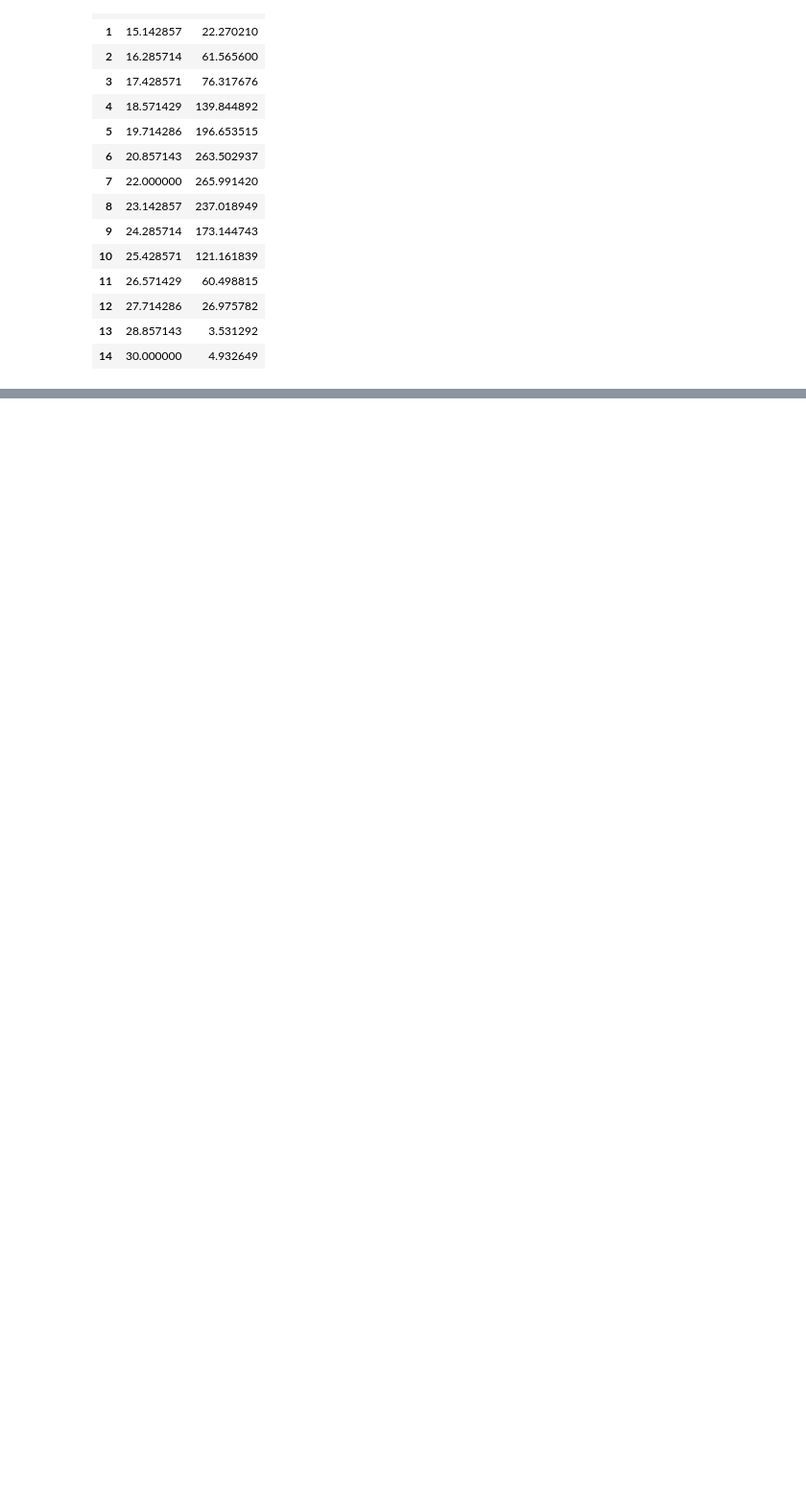
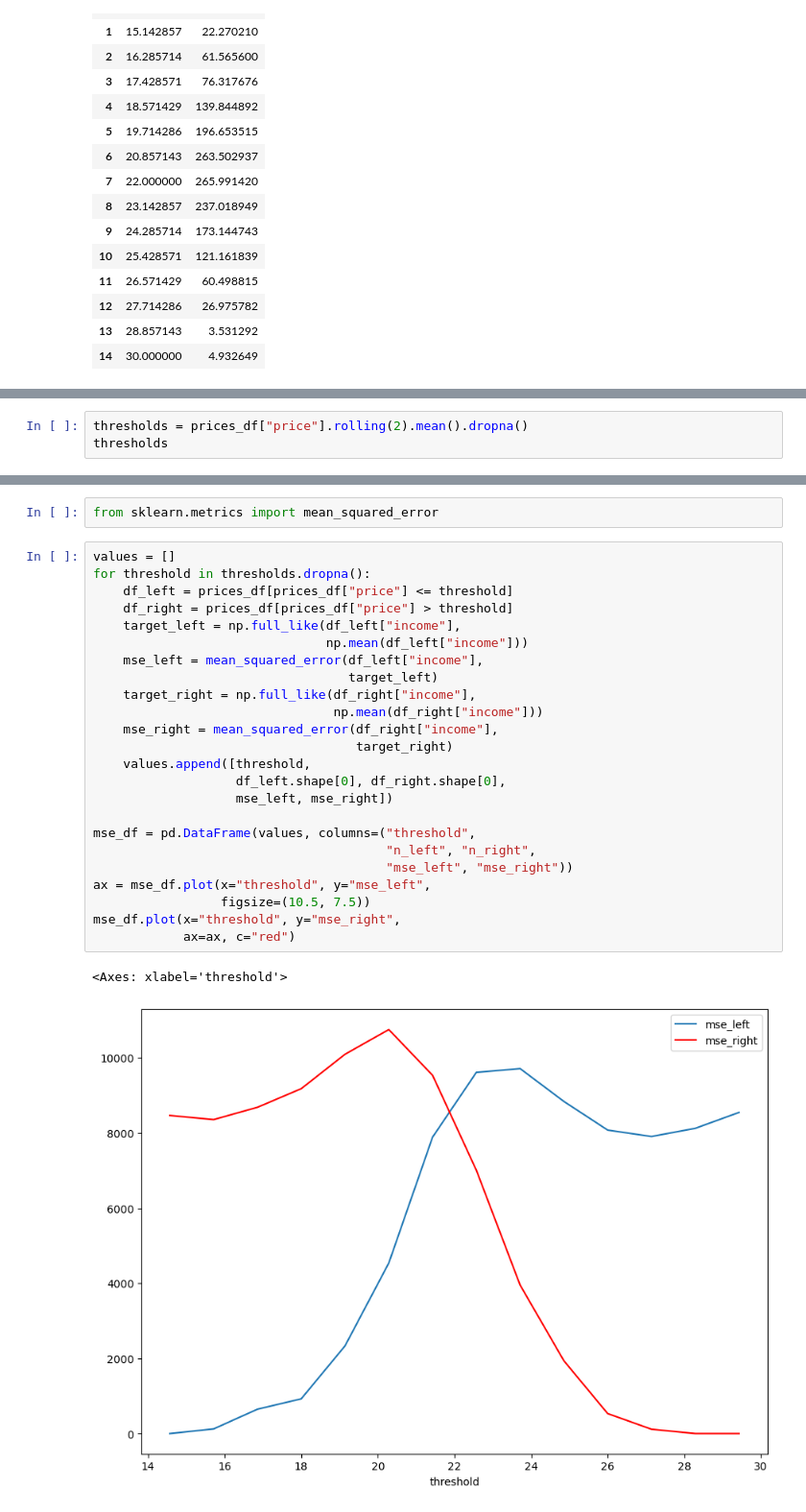
Before and after one commit to AverageGHenjoyer/drzewa-decyzyjne-i-lasy-losowe, a Jupyter notebook: rozdzial_3_drzewa_w_regresji/3_3_mse_impurity.ipynb, the cells around one changed output, grey strips where cells are left out. Shown: that part at 96% size. Drawn from its saved outputs; the diff is of its cells as text; blank space fills up the shorter version.

```diff
--- a/rozdzial_3_drzewa_w_regresji/3_3_mse_impurity.ipynb
+++ b/rozdzial_3_drzewa_w_regresji/3_3_mse_impurity.ipynb
@@ -56,0 +62,3 @@ prices_df
+# %%
+thresholds = prices_df["price"].rolling(2).mean().dropna()
+thresholds
@@ -56,0 +81,29 @@ prices_df
+# %%
+from sklearn.metrics import mean_squared_error
+# %%
+values = []
+for threshold in thresholds.dropna():
+    df_left = prices_df[prices_df["price"] <= threshold]
+    df_right = prices_df[prices_df["price"] > threshold]
+    target_left = np.full_like(df_left["income"],
+                               np.mean(df_left["income"]))
+    mse_left = mean_squared_error(df_left["income"],
+                                  target_left)
+    target_right = np.full_like(df_right["income"],
+                                np.mean(df_right["income"]))
+    mse_right = mean_squared_error(df_right["income"],
+                                   target_right)
+    values.append([threshold,
+                   df_left.shape[0], df_right.shape[0],
+                   mse_left, mse_right])
+
+mse_df = pd.DataFrame(values, columns=("threshold",
+                                       "n_left", "n_right",
+                                       "mse_left", "mse_right"))
+ax = mse_df.plot(x="threshold", y="mse_left",
+                 figsize=(10.5, 7.5))
+mse_df.plot(x="threshold", y="mse_right",
+            ax=ax, c="red")
+# %% [output]
+<Axes: xlabel='threshold'>
+[figure, added]
```
Also changed, not shown: parts of 11 cells of this notebook, 1 other file.
